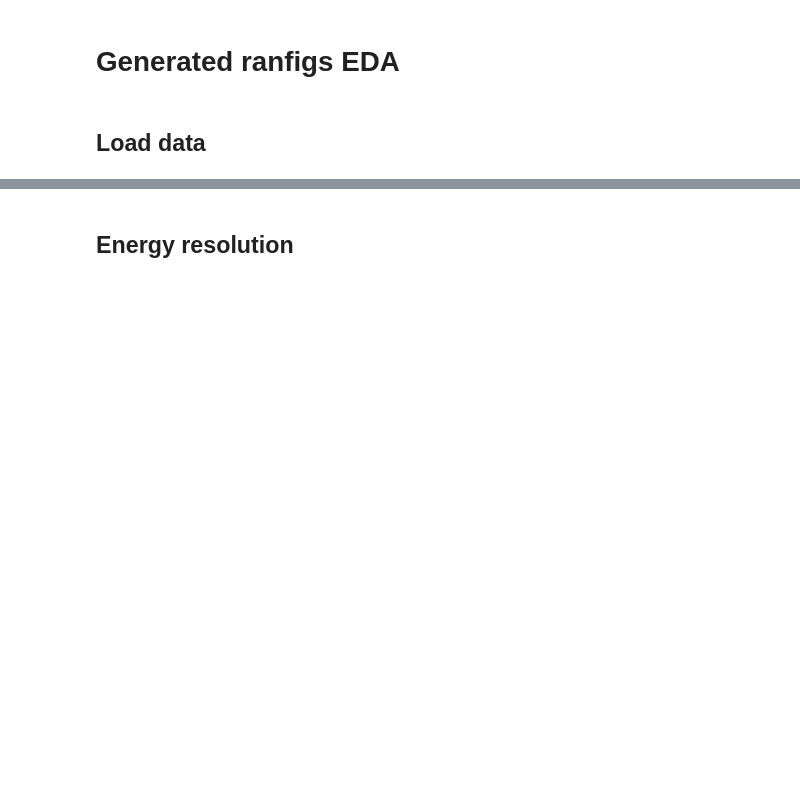
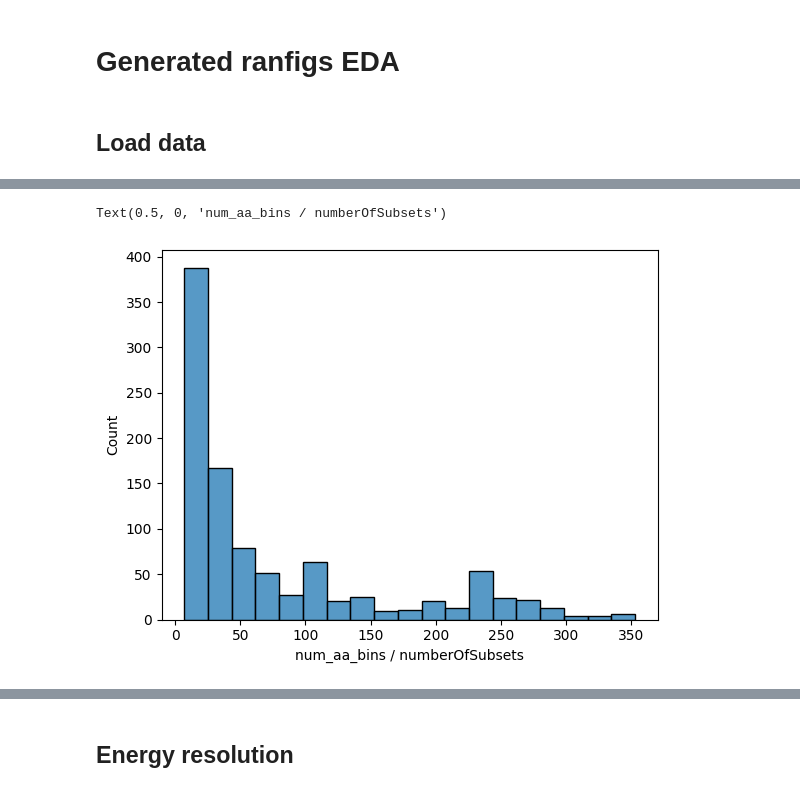
Before and after one commit to YerePhy/randfig, a Jupyter notebook: notebooks/2.0-jpm-generated-randfigs-eda.ipynb, the cells around one changed output, grey strips where cells are left out. Saved outputs shown, nothing was run; the diff lists cells and outputs as text; code cells hidden in the pictures; blank space fills up the shorter version.

```diff
--- a/notebooks/2.0-jpm-generated-randfigs-eda.ipynb
+++ b/notebooks/2.0-jpm-generated-randfigs-eda.ipynb
@@ -22,0 +30,6 @@ df = pd.DataFrame(r_cfgs)
+# %%
+df["num_aa_bins_subsets_ratio"] = df["num_aa_bins"] // df["numberOfSubsets"]
+df.pipe(sns.histplot, x="num_aa_bins_subsets_ratio").set_xlabel("num_aa_bins / numberOfSubsets")
+# %% [output]
+Text(0.5, 0, 'num_aa_bins / numberOfSubsets')
+[figure, added]
```
Also changed, not shown: parts of 7 cells of this notebook.
